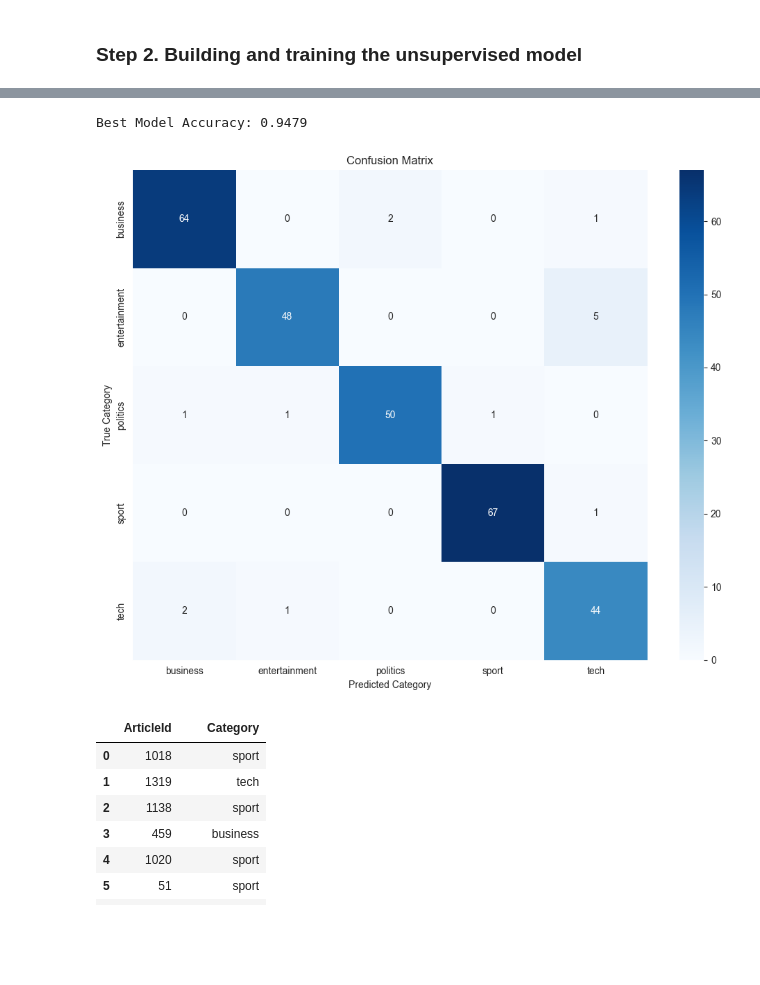
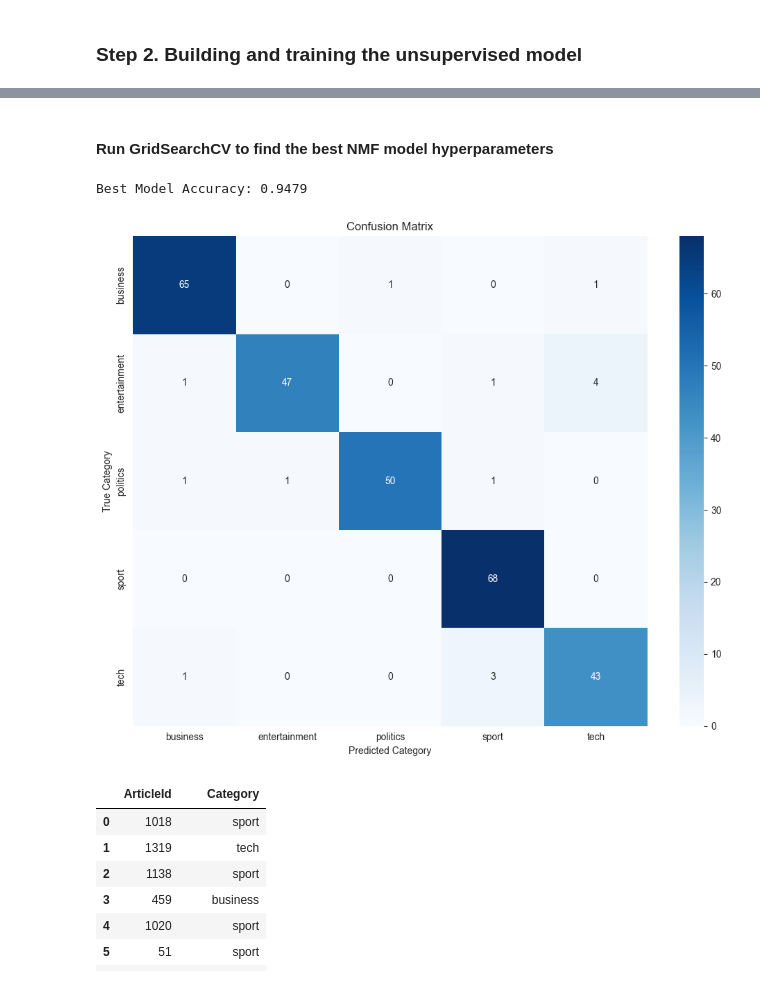
Before and after one commit to jfroggatt/BBC_News, a Jupyter notebook: bbc_news.ipynb, the cells around one changed output, grey strips where cells are left out. Drawn from its saved outputs; the diff is of its cells as text; code cells hidden in the pictures; blank space fills up the shorter version.

```diff
--- a/bbc_news.ipynb
+++ b/bbc_news.ipynb
@@ -761,37 +761,33 @@ Create a helper function to match prediction scores with category labels.  (re-u
 # %%
 # Helper function to match categories with NMF results
-def label_permute_compare(ytdf,yp,labels):
-    # To support use in GridSearchCV pipeline, need to make sure the data is coming in the correct format
-    # Handle different input types for ytdf
-    if isinstance(ytdf, pd.DataFrame):
-        # Original case - DataFrame input
-        ytlist = ytdf.iloc[:, 0].to_numpy()
-    elif isinstance(ytdf, pd.Series):
+def label_permute_compare(yt, yp, labels):
+    # To support use in GridSearchCV/pipeline, need to handle the passed data formats
+    # Make sure yt is a numpy array
+    if isinstance(yt, pd.DataFrame):
+        # Original data is a DataFrame input
+        ytlist = yt.iloc[:, 0].to_numpy()
+    elif isinstance(yt, pd.Series):
         # Cross-validation passes Series
-        ytlist = ytdf.to_numpy()
-    elif hasattr(ytdf, '__iter__') and not isinstance(ytdf, str):
+        ytlist = yt.to_numpy()
+    elif hasattr(yt, '__iter__') and not isinstance(yt, str):
         # List, array, or other iterable
-        ytlist = np.array(list(ytdf))
+        ytlist = np.array(list(yt))
     else:
         # Single value
-        ytlist = np.array([ytdf])
+        ytlist = np.array([yt])
 
-    # Handle yp input (ensure it's numpy array)
+    # Make sure yp is a numpy array)
     if isinstance(yp, pd.Series):
         yp = yp.to_numpy()
     elif not isinstance(yp, np.ndarray):
         yp = np.array(yp)
 
-    # Ensure both arrays have same length
+    # Both arrays should have the same length
     if len(ytlist) != len(yp):
-        raise ValueError(f"ytdf and yp must have same length. Got {len(ytlist)} and {len(yp)}")
+        raise ValueError(f"yt (y_true) and yp (y_pred) must have same length. Got {len(ytlist)} and {len(yp)}")
 
-    # Create permutations - only use as many as we have unique predicted values
-    unique_predictions = len(np.unique(yp))
-    labels_to_use = labels[:unique_predictions] if len(labels) >= unique_predictions else labels
-
-    # Create a list of permutations for the labels
-    perms = [list(perm) for perm in itertools.permutations(labels_to_use, len(labels_to_use))]
+    # Create permutations of the labels for the number of unique categories in the predictions
+    perms = [list(perm) for perm in itertools.permutations(labels, len(np.unique(yp)))]
 
     # iterate through the permutations and calculate accuracy
     label_acc = []
@@ -1058,3 +1066,5 @@ Best method: wordnet with score: 0.965270092226614
+# %% [markdown]
+#### Run GridSearchCV to find the best NMF model hyperparameters
 # %%
 # Save the best estimator
 best_nmf_model = NMF(
@@ -1062,41 +1072,41 @@ best_nmf_model = NMF(
     random_state=42,
     max_iter=300,
     solver='mu',
-    beta_loss='kullback-leibler',
+    beta_loss='frobenius',
     alpha_H=0.0,
     l1_ratio=0.5,
     init='nndsvda'
 )
 
 # Create a pipeline with the best model
 best_nmf_pipeline = Pipeline([
-    ('text_cleaner', text_cleaner_wordnet),
-    ('tfidf', tfidf_vectorizer),
+    ('text_cleaner', best_text_cleaner),
+    ('tfidf', best_tfidf_vectorizer),
     ('nmf', best_nmf_model)
 ]).fit(X_train, y_train)
 
 # Run the best pipeline/model on the test subset of the Train data
 y_hat = best_nmf_pipeline.transform(X_test)
 y_pred = y_hat.argmax(axis=1)
 y_pred_categories = [category_mapping[topic] for topic in y_pred]
 
 # Calculate accuracy
 test_accuracy = accuracy_score(y_test, y_pred_categories)
 print(f"Best Model Accuracy: {test_accuracy:.4f}")
 
 # Create confusion matrix
 cm = confusion_matrix(y_test, y_pred_categories)
 plt.figure(figsize=(10, 8))
 sns.heatmap(cm, annot=True, fmt='d', cmap='Blues',
             xticklabels=base_category_list, yticklabels=base_category_list)
 plt.title('Confusion Matrix')
 plt.ylabel('True Category')
 plt.xlabel('Predicted Category')
 plt.tight_layout()
 plt.show()
 # %% [output]
 Best Model Accuracy: 0.9479
-[figure, old version]
+[figure, new version]
 # %%
 # Generate predictions for submission Test data set
 nmf_test = bbcnews_test.copy()
```
Also changed, not shown: parts of 15 cells of this notebook, 1 other file.
